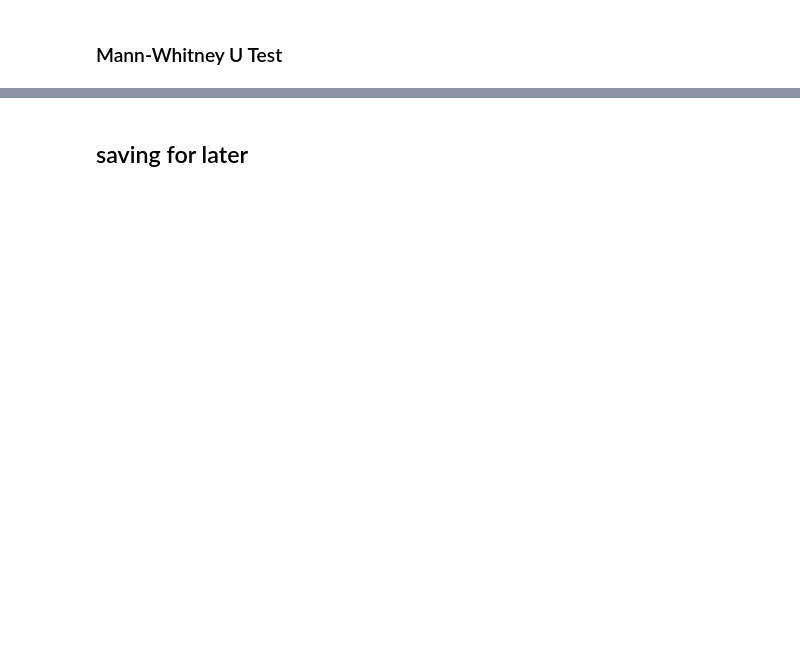
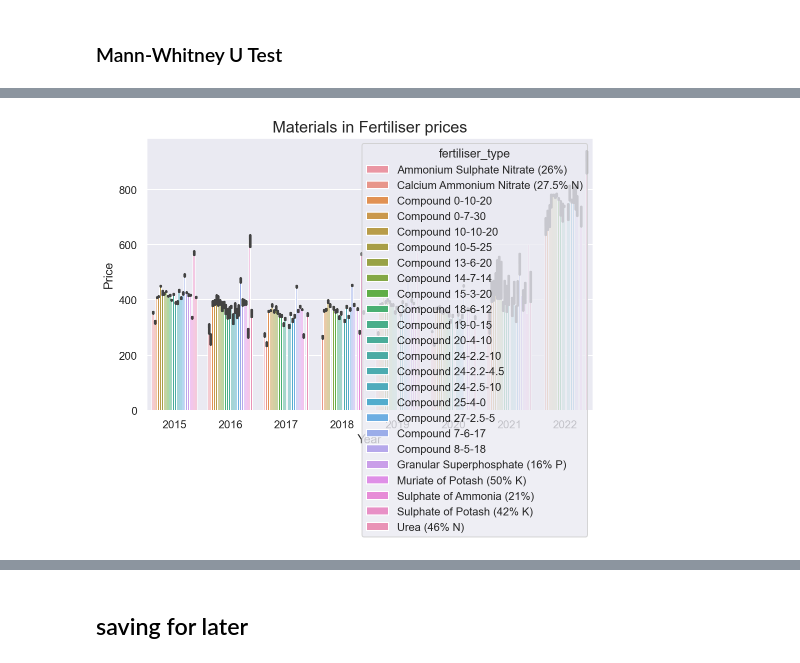
Before and after one commit to RitRa/Msc_CA2, a Jupyter notebook: notebooks/CA2 - Agriculture.ipynb, the cells around one changed output, grey strips where cells are left out. Cells and saved outputs as stored; diff of their text form; code cells hidden in the pictures; blank space fills up the shorter version.

```diff
--- a/notebooks/CA2 - Agriculture.ipynb
+++ b/notebooks/CA2 - Agriculture.ipynb
@@ -1257,0 +1439,8 @@ Different distribution (reject H0)
+# %%
+df_potassium_new = df_potassium.rename(columns = {"Month": "date", "Price":"potassium_price"})
+df_potassium_new  = df_potassium_new.drop(['Change','type'],  1)
+#removing the M and replacing with the -
+df_potassium_new['date'] = df_potassium_new['date'].str.replace(" ", "-")
+# date format
+df_potassium_new['date'] = pd.to_datetime(df_potassium_new['date'], format='%b-%Y')
+# potassium date range from March 2002 to March 2022
@@ -1257,0 +1496,9 @@ Different distribution (reject H0)
+# %%
+# merge weather to df_new
+df_all = pd.merge_ordered(df_fert_new, df_phos_new, fill_method="fill", left_by="date")
+df_all = pd.merge_ordered(df_all, df_urea_new, fill_method="fill", left_by="date")
+df_all = pd.merge_ordered(df_all, df_milk, fill_method="fill", left_by="date")
+df_all = pd.merge_ordered(df_all, df_gas_new, fill_method="fill", left_by="date")
+df_all = pd.merge_ordered(df_all, df_potassium_new, fill_method="fill", left_by="date")
+
+df_all
@@ -1257,0 +1521,3 @@ Different distribution (reject H0)
+# %%
+df_all = df_all[df_all['date']>='2002-03-01']
+df_all.info()
@@ -1257,0 +1545,3 @@ Different distribution (reject H0)
+# %%
+df_all = df_all[df_all['date']>='2015-01-01']
+df_all.info()
@@ -1257,0 +1612,19 @@ Different distribution (reject H0)
+# %%
+#set to seaborn
+sns.set()
+#palette
+sns.set_palette('rainbow');
+#plot size
+plt.figure(figsize=(8, 5));
+
+# bar plot of the the materials that make up Fertiliser
+sns.barplot(x="year", y="fertiliser_price", hue='fertiliser_type', data=df_all);
+
+#styling
+plt.title("Materials in Fertiliser prices", fontsize = 16);
+#plt.legend(loc="hide")
+plt.ylabel("Price")
+plt.xlabel("Year")
+plt.show();
+# %% [output]
+[figure, added]
```
Also changed, not shown: parts of 94 cells of this notebook, 12 other files.
